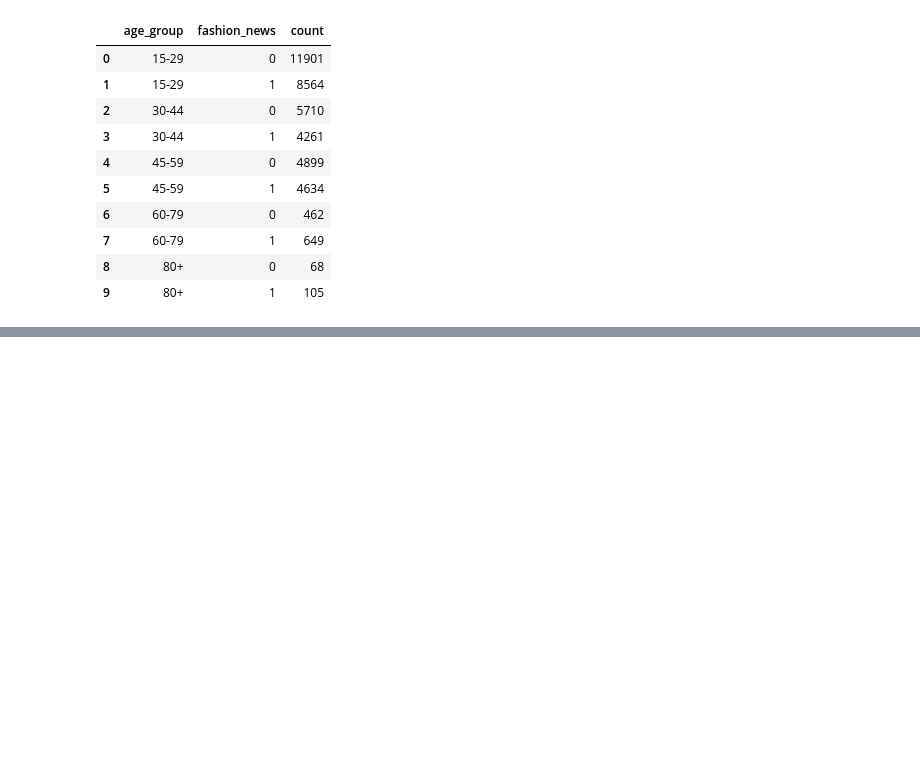
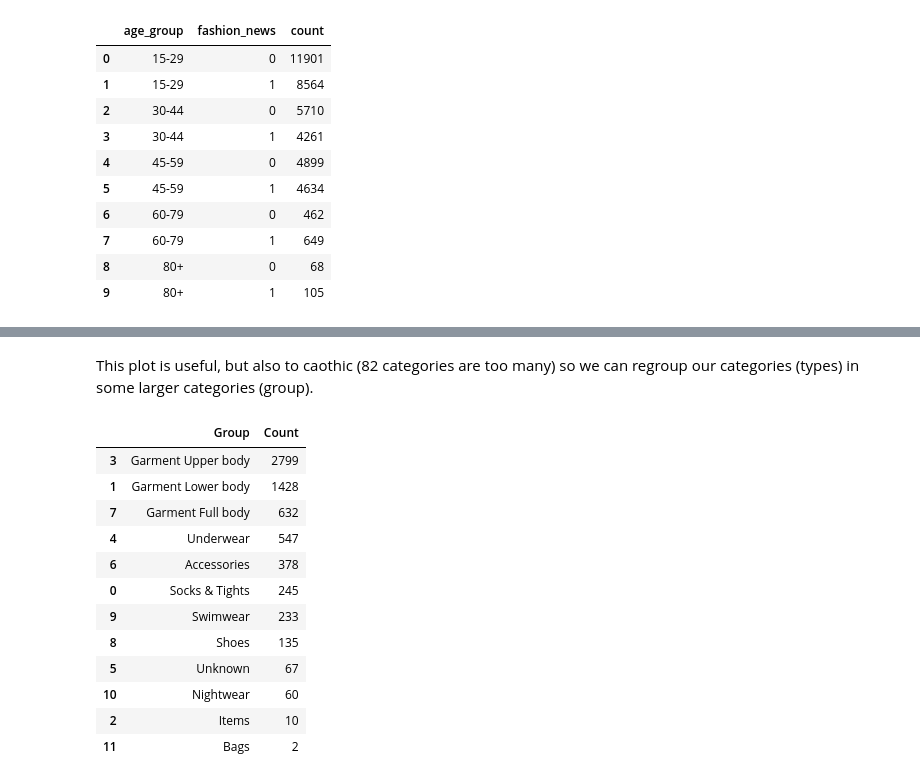
Before and after one commit to alessiabresolin/275601, a Jupyter notebook: project.ipynb, the cells around one changed output, grey strips where cells are left out. Cells and saved outputs as stored; diff of their text form; code cells hidden in the pictures; blank space fills up the shorter version.

```diff
--- a/project.ipynb
+++ b/project.ipynb
@@ -324,0 +322,21 @@ plt.show()
+# %% [markdown]
+This plot is useful, but also to caothic (82 categories are too many) so we can regroup our categories (types) in some larger categories (group).
+# %%
+group_article_count = Counter(articles['product_group_name'])
+group_article_count_df = pd.DataFrame([group_article_count]).T.reset_index()
+group_article_count_df.columns = ['Group', 'Count']
+group_article_count_df.sort_values(by='Count', ascending=False)
+# %% [output]
+|  | Group | Count |
+| 3 | Garment Upper body | 2799 |
+| 1 | Garment Lower body | 1428 |
+| 7 | Garment Full body | 632 |
+| 4 | Underwear | 547 |
+| 6 | Accessories | 378 |
+| 0 | Socks & Tights | 245 |
+| 9 | Swimwear | 233 |
+| 8 | Shoes | 135 |
+| 5 | Unknown | 67 |
+| 10 | Nightwear | 60 |
+| 2 | Items | 10 |
+| 11 | Bags | 2 |
```
Also changed, not shown: parts of 55 cells of this notebook.
